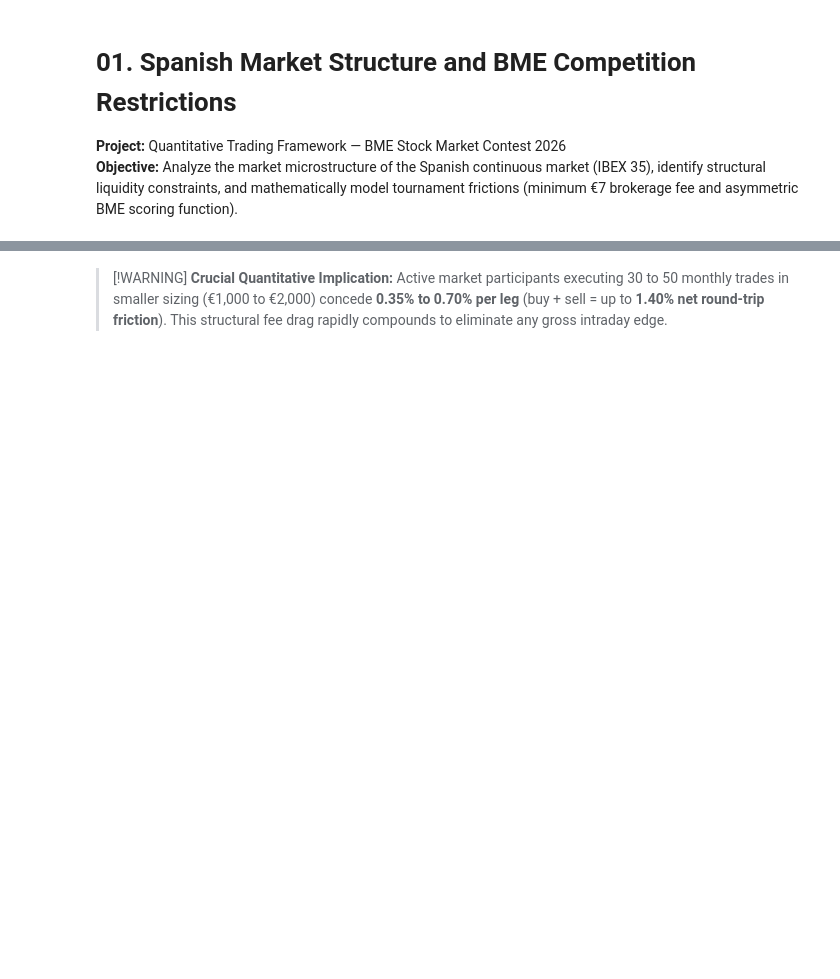
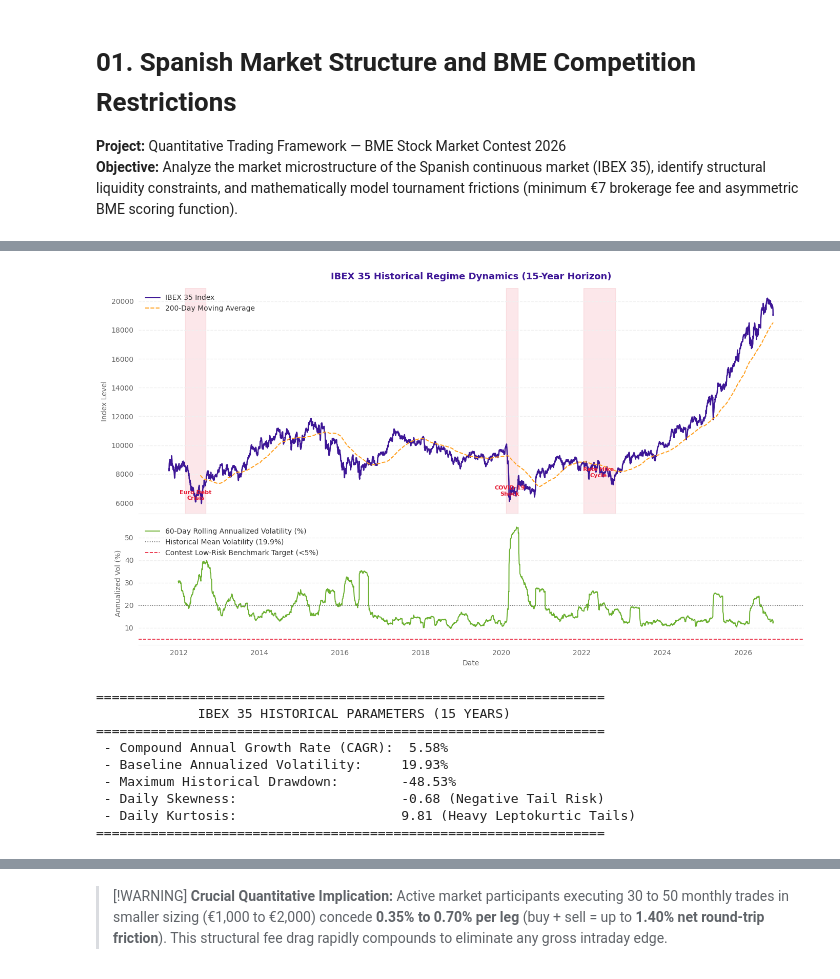
Before and after one commit to AnxoH/bme-contest, a Jupyter notebook: notebooks/01_market_structure_and_bme_restrictions.ipynb, the cells around one changed output, grey strips where cells are left out. Cells and saved outputs as stored; diff of their text form; code cells hidden in the pictures; blank space fills up the shorter version.

```diff
--- a/notebooks/01_market_structure_and_bme_restrictions.ipynb
+++ b/notebooks/01_market_structure_and_bme_restrictions.ipynb
@@ -46,0 +52,69 @@ print("Analysis environment and BME institutional style initialized successfully
+# %%
+# 1.0 Macro Dynamics: Historical Price Trajectory and Rolling Volatility of IBEX 35
+df_macro = pd.read_csv('../data/raw/macro_close_15y.csv', index_col=0, parse_dates=True)
+ibex = df_macro['IBEX'].dropna()
+
+# Quantitative Metrics
+ibex_ret = ibex.pct_change().dropna()
+sma_200 = ibex.rolling(window=200).mean()
+rolling_vol_60d = ibex_ret.rolling(window=60).std() * np.sqrt(252) * 100
+
+ann_ret = ((ibex.iloc[-1] / ibex.iloc[0]) ** (252 / len(ibex)) - 1) * 100
+ann_vol = ibex_ret.std() * np.sqrt(252) * 100
+cummax = ibex.cummax()
+drawdown = (ibex - cummax) / cummax * 100
+max_dd = drawdown.min()
+
+fig, (ax1, ax2) = plt.subplots(2, 1, figsize=(14, 8), sharex=True, gridspec_kw={'height_ratios': [2.2, 1.2]})
+
+# Panel 1: Price Evolution and Trend
+ax1.plot(ibex.index, ibex, color=bme_purple, linewidth=1.8, label='IBEX 35 Index')
+ax1.plot(sma_200.index, sma_200, color='#FF9F1C', linestyle='--', linewidth=1.4, label='200-Day Moving Average')
+ax1.set_title('IBEX 35 Historical Regime Dynamics (15-Year Horizon)', fontsize=13, pad=12, fontweight='bold', color=bme_purple)
+ax1.set_ylabel('Index Level')
+ax1.legend(loc='upper left')
+
+# Highlight Key Historical Stress Windows
+crisis_spans = [
+    ('2012-03-01', '2012-08-31', 'Euro Sovereign Debt Crisis'),
+    ('2020-02-15', '2020-05-30', 'COVID-19 Shock'),
+    ('2022-01-15', '2022-10-31', 'Rate Hike Shock')
+]
+for start, end, label in crisis_spans:
+    ax1.axvspan(pd.to_datetime(start), pd.to_datetime(end), color='#E71D36', alpha=0.10)
+
+ax1.text(pd.to_datetime('2012-06-01'), 6200, 'Euro Debt\nCrisis', color='#E71D36', fontsize=8, ha='center', fontweight='bold')
+ax1.text(pd.to_datetime('2020-03-20'), 6500, 'COVID-19\nShock', color='#E71D36', fontsize=8, ha='center', fontweight='bold')
+ax1.text(pd.to_datetime('2022-06-01'), 7800, 'Rate Hike\nCycle', color='#E71D36', fontsize=8, ha='center', fontweight='bold')
+
+# Panel 2: Rolling 60-Day Annualized Volatility
+ax2.plot(rolling_vol_60d.index, rolling_vol_60d, color=bme_green, linewidth=1.4, label='60-Day Rolling Annualized Volatility (%)')
+ax2.axhline(ann_vol, color=text_gray, linestyle=':', linewidth=1.2, label=f'Historical Mean Volatility ({ann_vol:.1f}%)')
+ax2.axhline(5.0, color='#E71D36', linestyle='--', linewidth=1.2, label='Contest Low-Risk Benchmark Target (<5%)')
+ax2.set_ylabel('Annualized Vol (%)')
+ax2.set_xlabel('Date')
+ax2.legend(loc='upper left')
+
+plt.tight_layout()
+plt.show()
+
+print("=================================================================")
+print("             IBEX 35 HISTORICAL PARAMETERS (15 YEARS)            ")
+print("=================================================================")
+print(f" - Compound Annual Growth Rate (CAGR):  {ann_ret:.2f}%")
+print(f" - Baseline Annualized Volatility:     {ann_vol:.2f}%")
+print(f" - Maximum Historical Drawdown:        {max_dd:.2f}%")
+print(f" - Daily Skewness:                     {ibex_ret.skew():.2f} (Negative Tail Risk)")
+print(f" - Daily Kurtosis:                     {ibex_ret.kurtosis():.2f} (Heavy Leptokurtic Tails)")
+print("=================================================================")
+# %% [output]
+[figure, added]
+=================================================================
+             IBEX 35 HISTORICAL PARAMETERS (15 YEARS)
+=================================================================
+ - Compound Annual Growth Rate (CAGR):  5.58%
+ - Baseline Annualized Volatility:     19.93%
+ - Maximum Historical Drawdown:        -48.53%
+ - Daily Skewness:                     -0.68 (Negative Tail Risk)
+ - Daily Kurtosis:                     9.81 (Heavy Leptokurtic Tails)
+=================================================================
```
Also changed, not shown: parts of 17 cells of this notebook, 8 other files.
